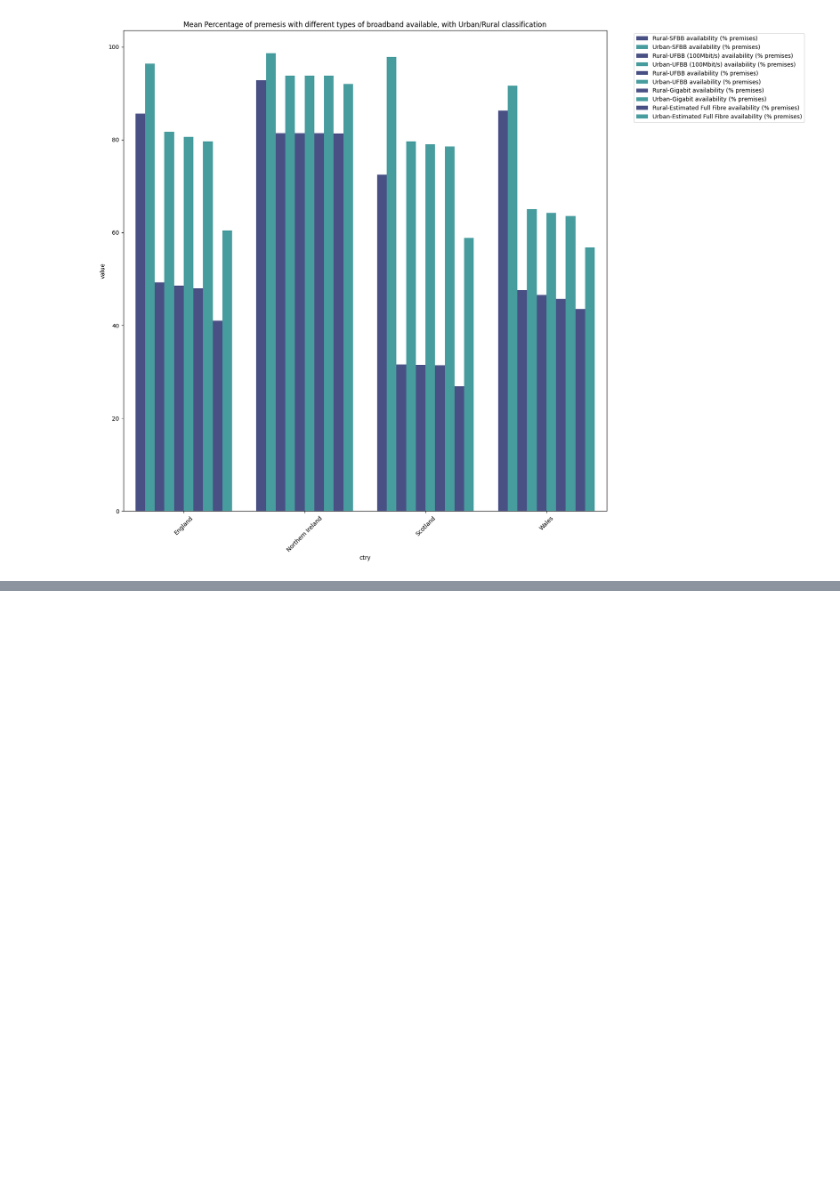
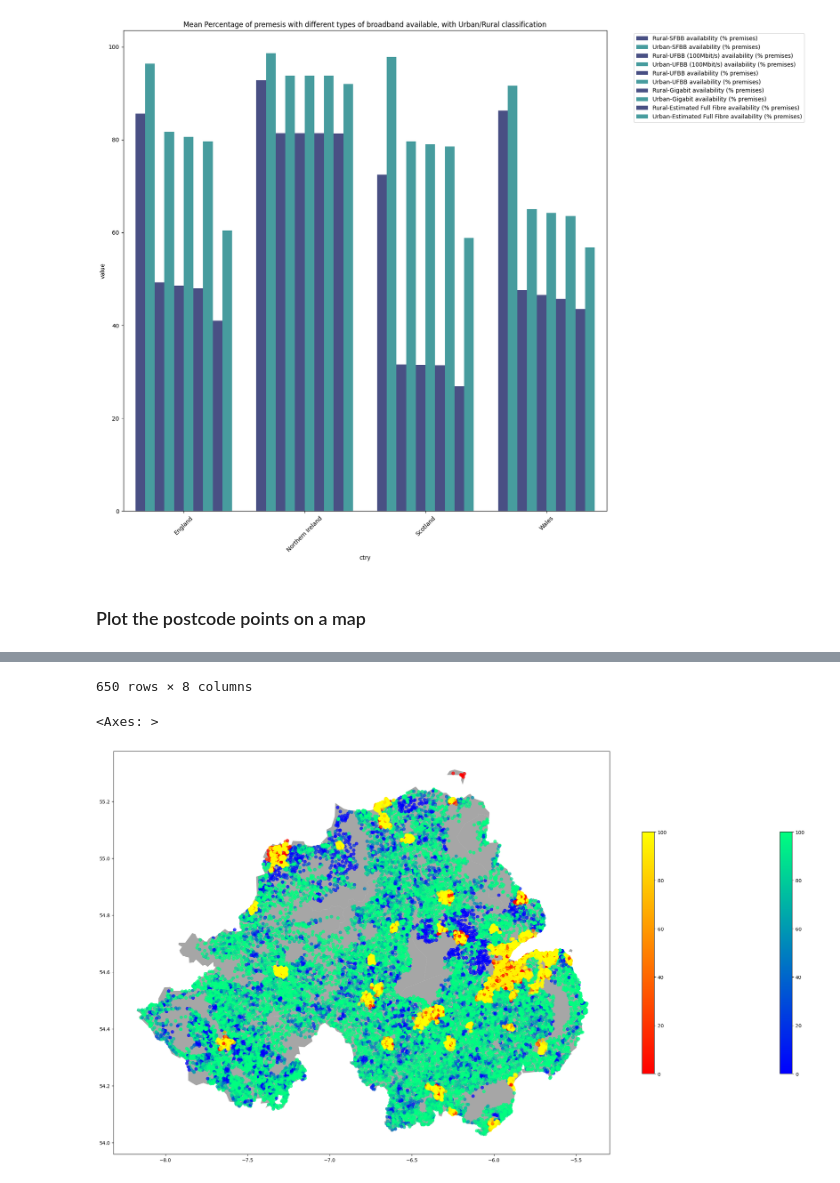
Before and after one commit to yuliiabosher/Fiber-optic-project, a Jupyter notebook: ColabNotebooks/PostcodeLevelFibreDataAnalysis.ipynb, the cells around one changed output, grey strips where cells are left out. Saved outputs shown, nothing was run; the diff lists cells and outputs as text; code cells hidden in the pictures; blank space fills up the shorter version.

Commit message:
Add some geopandas visuals

```diff
--- a/ColabNotebooks/PostcodeLevelFibreDataAnalysis.ipynb
+++ b/ColabNotebooks/PostcodeLevelFibreDataAnalysis.ipynb
@@ -395,0 +399,21 @@ Data including Rural/Urban classification:
+# %%
+import geopandas as gpd
+#############
+# This section adds an Urban/Rural classification column to the data based on interpreting the 2001 census urban/rural indicator
+# - Define a custome function to combine columns
+# - Apply the custom function create a new column "Urban/Rural"
+# - Show the top of the resulting data and the shape of the dataframe
+#############
+gdfCombinedONSOFCOMData = gpd.GeoDataFrame(
+    dfCombinedONSOFCOMData, geometry=gpd.points_from_xy(dfCombinedONSOFCOMData.long, dfCombinedONSOFCOMData.lat), crs="EPSG:4326"
+)
+
+constituencies = gpd.read_file('https://github.com/yuliiabosher/Fiber-optic-project/raw/refs/heads/parliamentary-constituencies/Westminster_Parliamentary_Constituencies_Dec_2021_UK_BUC_2022_-8882165546947265805.zip')
+display(constituencies.head())
+
+#gdfCombinedONSOFCOMData = gdfCombinedONSOFCOMData.merge(constituencies, left_on='pcon', right_on='PCON21CD')
+
+# - Show the top of the resulting data and the shape of the dataframe
+print("Data including Shape:")
+display(gdfCombinedONSOFCOMData.head(100))
+print(gdfCombinedONSOFCOMData.shape)
@@ -641,3 +681,19 @@ show_graph("Urban",meltedData)
 The palette list has fewer values (2) than needed (10) and will cycle, which may produce an uninterpretable plot.
   sns.barplot(data,x='ctry',y='value',hue='broadband',palette=sns.color_palette("mako",2),ax=ax)
 [figure]
+# %% [markdown]
+### Plot the postcode points on a map
+# %%
+display(constituencies)
+#display(constituencies[(constituencies['PCON21NM']=='Edinburgh South')])
+gdfCombinedONSOFCOMDataEdSouth = gdfCombinedONSOFCOMData[(gdfCombinedONSOFCOMData['pcon'].str.contains('N'))]
+gdfCombinedONSOFCOMDataUrbanEdSouth = gdfCombinedONSOFCOMDataEdSouth[(gdfCombinedONSOFCOMDataEdSouth['Urban/Rural']=='Urban')]
+gdfCombinedONSOFCOMDataRuralEdSouth = gdfCombinedONSOFCOMDataEdSouth[(gdfCombinedONSOFCOMDataEdSouth['Urban/Rural']=='Rural')]
+
+constituenciesEdSouth=constituencies[(constituencies['PCON21CD'].str.contains('N'))]
+constituenciesEdSouth=constituenciesEdSouth.to_crs(gdfCombinedONSOFCOMDataUrbanEdSouth.crs)
+fig, ax = plt.subplots(figsize=(30, 15))
+constituenciesEdSouth.plot(ax=ax, alpha=0.7, color="grey")
+gdfCombinedONSOFCOMDataRuralEdSouth.plot(column='Estimated Full Fibre availability (% premises)', cmap='winter', alpha=0.7, ax=ax, legend=True, legend_kwds={'shrink': 0.6})
+gdfCombinedONSOFCOMDataUrbanEdSouth.plot(column='Estimated Full Fibre availability (% premises)', cmap='autumn', alpha=0.7, ax=ax, legend=True, legend_kwds={'shrink': 0.6})
+# %% [output]
@@ -643,0 +712,3 @@ The palette list has fewer values (2) than needed (10) and will cycle, which may
+650 rows × 8 columns
+<Axes: >
+[figure, added]
```
Also changed, not shown: parts of 5 cells of this notebook.
